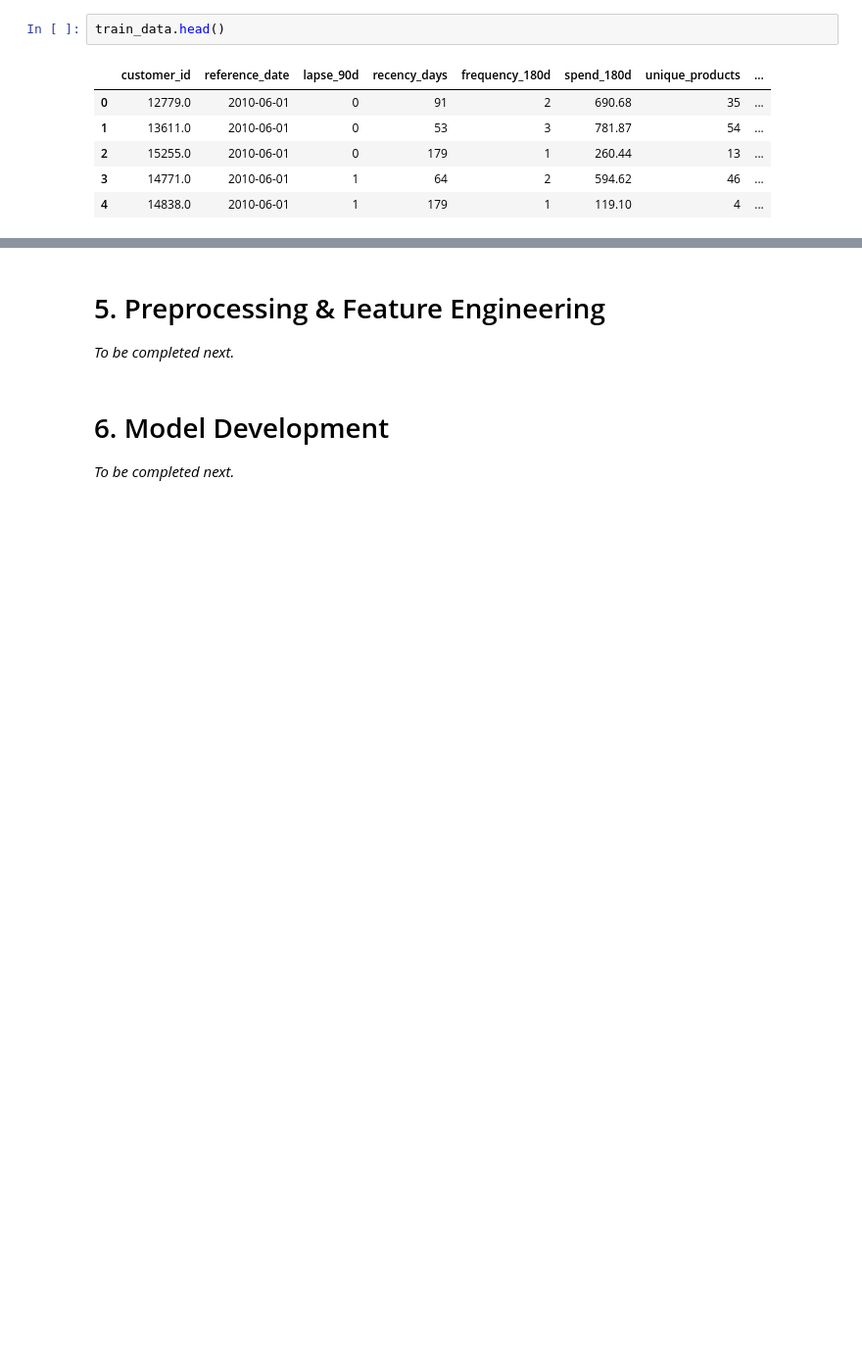
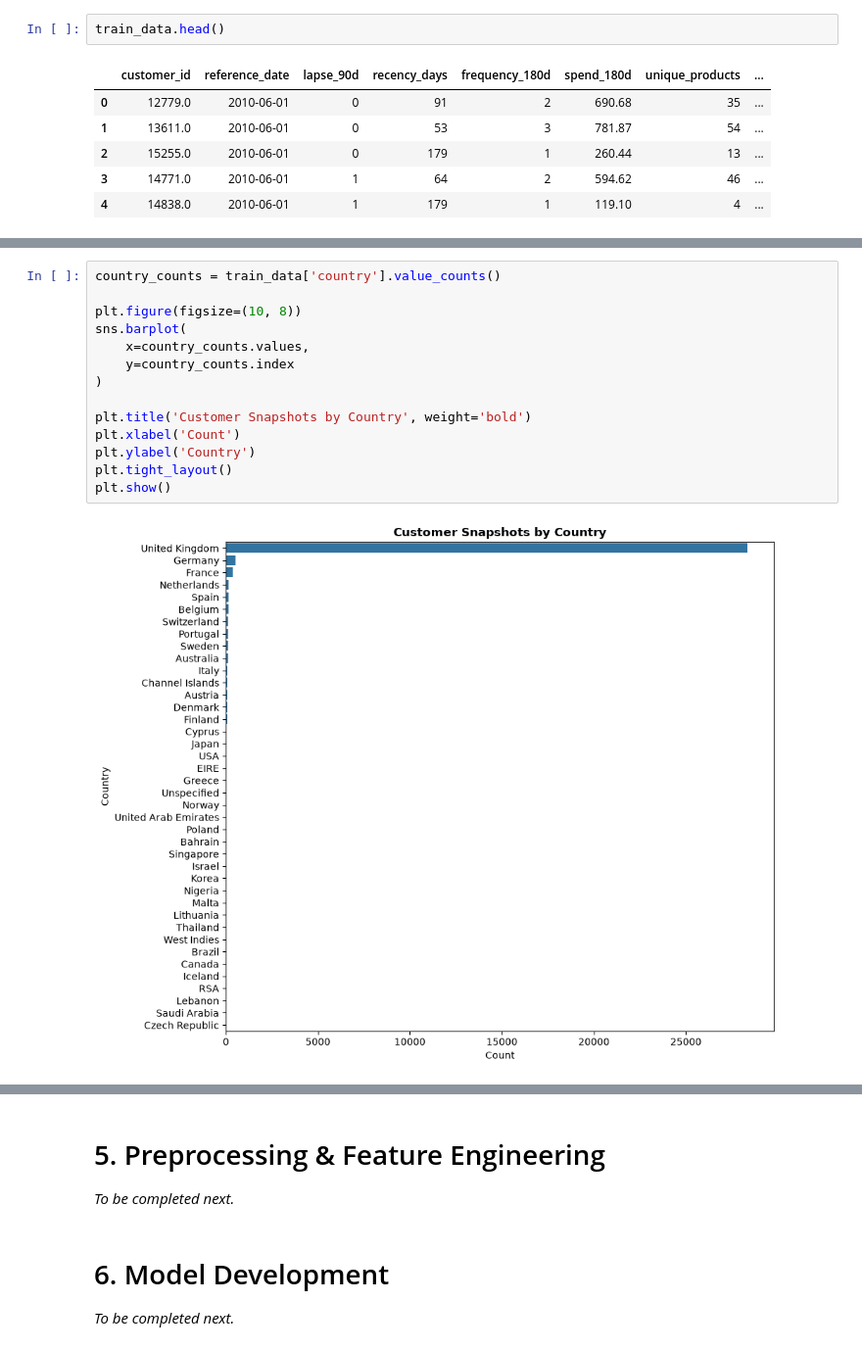
Before and after one commit to Amila-codes/Customer-Purchase-Behavior-Prediction, a Jupyter notebook: notebooks/classification_capstone_final.ipynb, the cells around one changed output, grey strips where cells are left out. Shown at 98% size. Saved outputs shown, nothing was run; the diff lists cells and outputs as text; blank space fills up the shorter version.

```diff
--- a/notebooks/classification_capstone_final.ipynb
+++ b/notebooks/classification_capstone_final.ipynb
@@ -894,0 +921,16 @@ sns.barplot(x='lapse_90d', y='customer_id', data=train_data)
+# %%
+country_counts = train_data['country'].value_counts()
+
+plt.figure(figsize=(10, 8))
+sns.barplot(
+    x=country_counts.values,
+    y=country_counts.index
+)
+
+plt.title('Customer Snapshots by Country', weight='bold')
+plt.xlabel('Count')
+plt.ylabel('Country')
+plt.tight_layout()
+plt.show()
+# %% [output]
+[figure, added]
```
Also changed, not shown: parts of 12 cells of this notebook.
